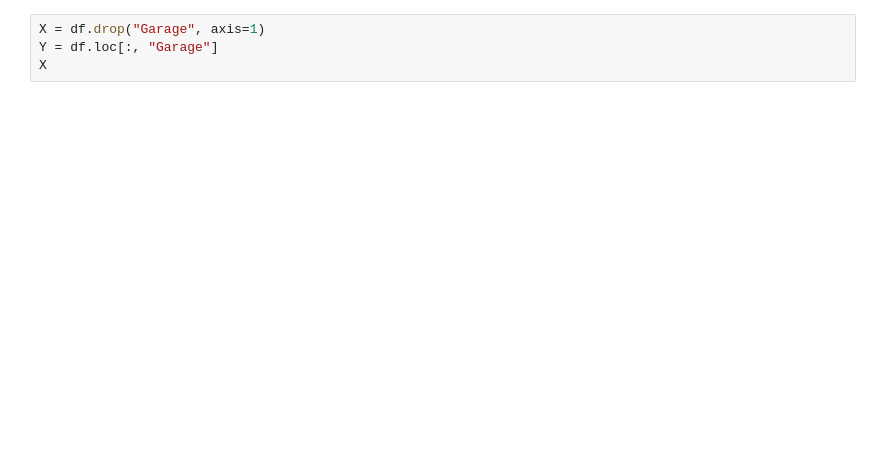
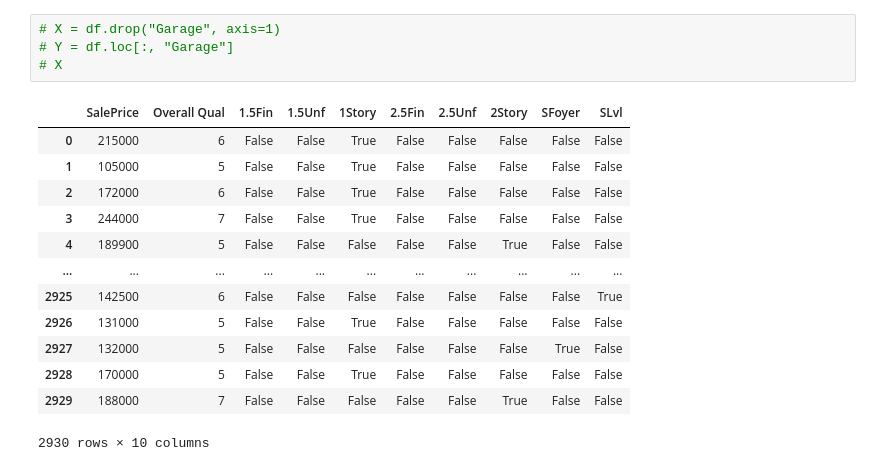
Before and after one commit to Alexanderdeweger/DEAI_portfolio, a Jupyter notebook: Week7/DA/ThijsClassification.ipynb, the cells around one changed output. Drawn from its saved outputs; the diff is of its cells as text; blank space fills up the shorter version.

```diff
--- a/Week7/DA/ThijsClassification.ipynb
+++ b/Week7/DA/ThijsClassification.ipynb
@@ -29,5 +81,19 @@ df
 # %%
-X = df.drop("Garage", axis=1)
-Y = df.loc[:, "Garage"]
-X
+# X = df.drop("Garage", axis=1)
+# Y = df.loc[:, "Garage"]
+# X
+# %% [output]
+|  | SalePrice | Overall Qual | 1.5Fin | 1.5Unf | 1Story | 2.5Fin | 2.5Unf | 2Story | SFoyer | SLvl |
+| 0 | 215000 | 6 | False | False | True | False | False | False | False | False |
+| 1 | 105000 | 5 | False | False | True | False | False | False | False | False |
+| 2 | 172000 | 6 | False | False | True | False | False | False | False | False |
+| 3 | 244000 | 7 | False | False | True | False | False | False | False | False |
+| 4 | 189900 | 5 | False | False | False | False | False | True | False | False |
+| ... | ... | ... | ... | ... | ... | ... | ... | ... | ... | ... |
+| 2925 | 142500 | 6 | False | False | False | False | False | False | False | True |
+| 2926 | 131000 | 5 | False | False | True | False | False | False | False | False |
+| 2927 | 132000 | 5 | False | False | False | False | False | False | True | False |
+| 2928 | 170000 | 5 | False | False | True | False | False | False | False | False |
+| 2929 | 188000 | 7 | False | False | False | False | False | True | False | False |
+2930 rows × 10 columns
 # %%
```
Also changed, not shown: parts of 26 cells of this notebook, 3 other files.
